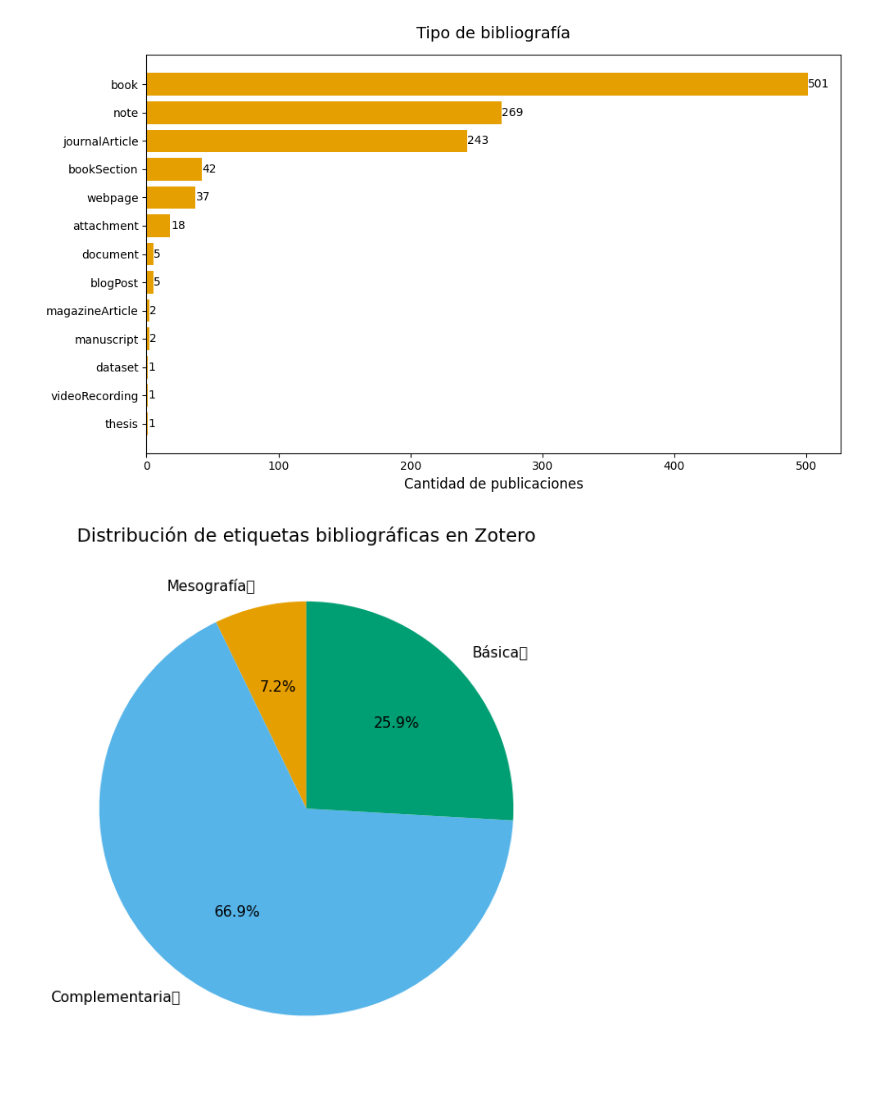
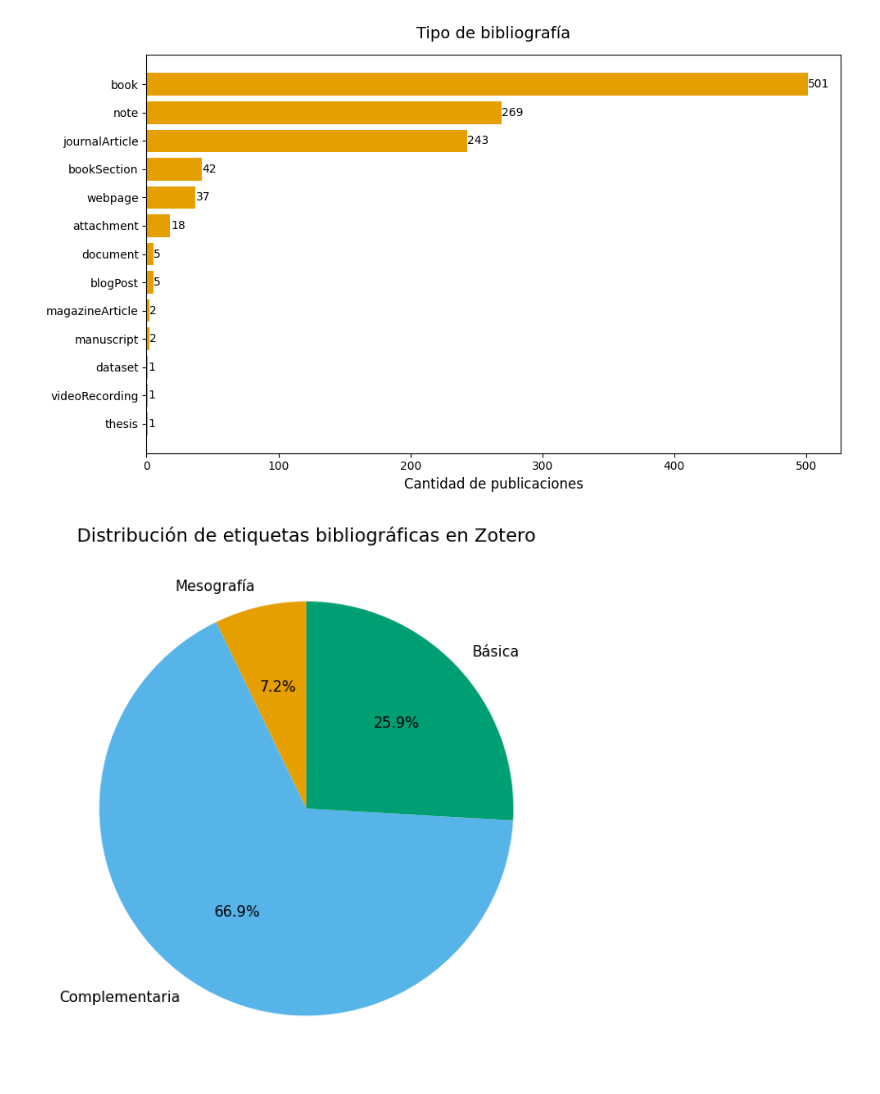
Before and after one commit to miangrog1706/BIOliteraturaPE203625, a Jupyter notebook: Enlace_con_Zotero.ipynb, the cells around one changed output. Saved outputs shown, nothing was run; the diff lists cells and outputs as text; code cells hidden in the pictures.

```diff
--- a/Enlace_con_Zotero.ipynb
+++ b/Enlace_con_Zotero.ipynb
@@ -456,36 +451,41 @@ okabe_ito = [
     "#0072B2",  # Blue
     "#D55E00",  # Vermilion
     "#CC79A7"   # Reddish Purple
 ]
 
-# Etiquetas a analizar
-etiquetas_objetivo = ["Mesografía🟡", "Complementaria🟢", "Básica🔵"]
+# Etiquetas a analizar (sin emojis para evitar problemas de visualización)
+etiquetas_objetivo = ["Mesografía", "Complementaria", "Básica"]
 
 # Contar cuántas veces aparece cada una
 conteo_etiquetas = {et: 0 for et in etiquetas_objetivo}
 
 for etiquetas in df["etiquetas"]:
     if isinstance(etiquetas, list):
         for e in etiquetas:
-            if e in conteo_etiquetas:
-                conteo_etiquetas[e] += 1
+            # Limpiar la etiqueta de emojis antes de comparar
+            cleaned_e = "".join([c for c in e if c.isalnum() or c.isspace()])
+            if cleaned_e in conteo_etiquetas:
+                conteo_etiquetas[cleaned_e] += 1
     elif isinstance(etiquetas, str):
+        # Limpiar la etiqueta de emojis antes de comparar
+        cleaned_etiquetas = "".join([c for c in etiquetas if c.isalnum() or c.isspace()])
         for et in etiquetas_objetivo:
-            if et in etiquetas:
+            if et in cleaned_etiquetas:
                 conteo_etiquetas[et] += 1
+
 
 # Crear gráfica
 plt.figure(figsize=(6, 6))
 plt.pie(
     conteo_etiquetas.values(),
     labels=conteo_etiquetas.keys(),
     autopct="%1.1f%%",
     startangle=90,
     colors=okabe_ito[:len(conteo_etiquetas)],
     textprops={"fontsize": 11}
 )
 plt.title("Distribución de etiquetas bibliográficas en Zotero", fontsize=14)
 plt.tight_layout()
 plt.show()
 # %% [output]
-[figure, old version]
+[figure, new version]
```
Also changed, not shown: parts of 2 cells of this notebook.
